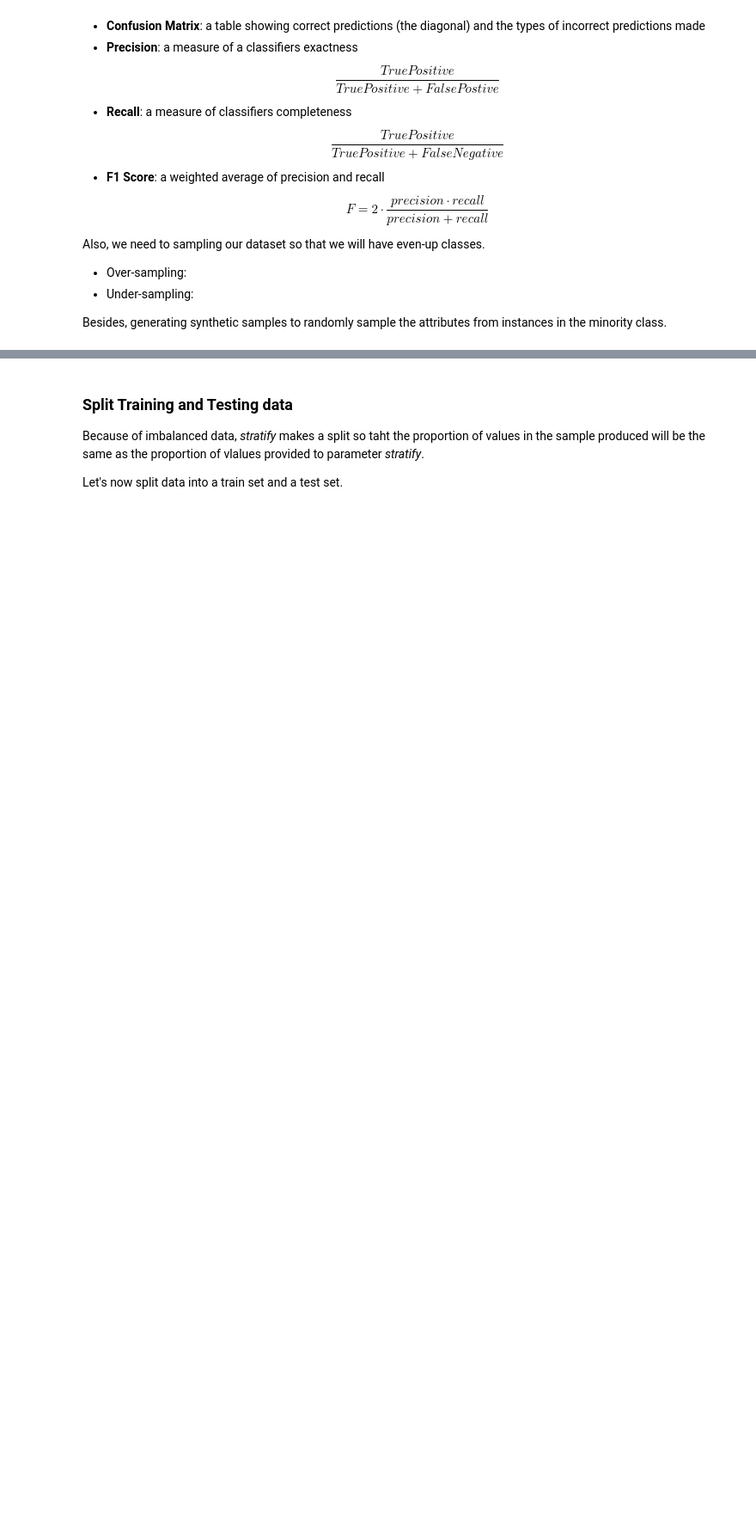
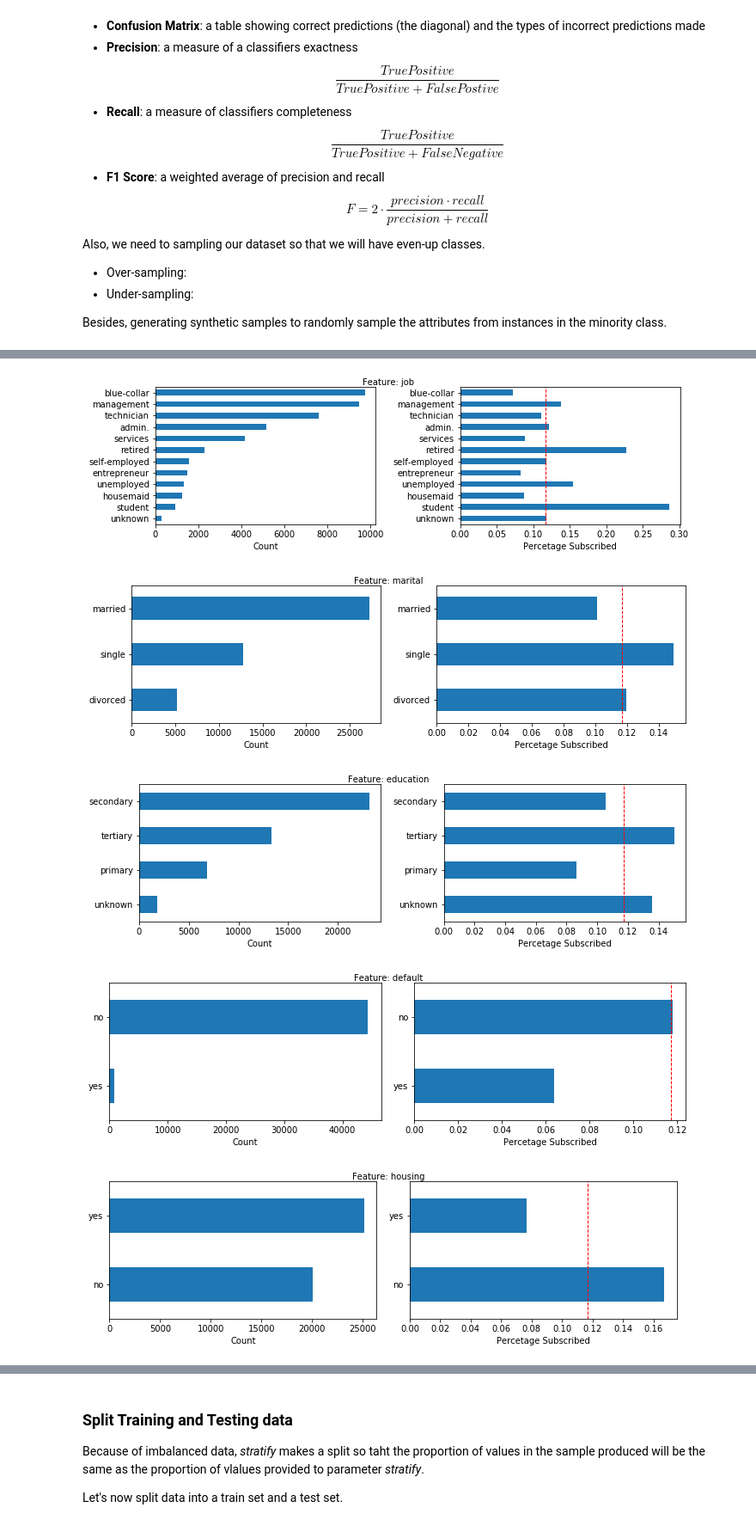
Before and after one commit to lingblahblah/Big-Data-in-Finance, a Jupyter notebook: Data Analysis.ipynb, the cells around one changed output, grey strips where cells are left out. Shown: that part at 86% size. Saved outputs shown, nothing was run; the diff lists cells and outputs as text; code cells hidden in the pictures; blank space fills up the shorter version.

```diff
--- a/Data Analysis.ipynb
+++ b/Data Analysis.ipynb
@@ -8,5 +17,5 @@ from sklearn.model_selection import train_test_split
 # %%
-df = pd.read_excel('bank/bank-data.xlsx', '1')
+data = pd.read_excel('bank/bank-data.xlsx', '1')
 # %% [markdown]
 ### Quick Look at Data
 
@@ -33,0 +50,3 @@ Name: y, dtype: int64
+# %%
+preview = pd.DataFrame(data, columns=data.columns[:-1])
+preview.head()
@@ -33,0 +110,20 @@ Name: y, dtype: int64
+# %%
+def visualize_categorical(ax1, ax2, df, col, target):
+    count = df[col].value_counts().sort_values(ascending=False)
+    count.plot(kind='barh',ax=ax1)
+    ax1.invert_yaxis()
+    ax1.set_xlabel('Count')
+
+    means = df.groupby(col)[target].mean()
+    means[count.index].plot(kind='barh', ax=ax2)
+    ax2.invert_yaxis()
+    ax2.axvline(x=0.1169848, linewidth=1, color='red', linestyle='--')
+    ax2.set_xlabel('Percetage Subscribed')
+
+# df['y'].sum()/len(df['y'])
+
+# Convert dependent variable into binary indicator
+#data.loc[data.y == 'no', 'y'] = 0
+#data.loc[data.y == 'yes', 'y'] = 1
+
+#data[['y']] = data[['y']].astype(int)
@@ -33,0 +157,21 @@ Name: y, dtype: int64
+# %%
+target = 'y'
+train = ['age','balance','day','duration','campaign',
+         'pday','previous','job','marital','education',
+         'default','housing','loan','contact','month','poutcome']
+
+for col in categorical:
+    fig, axes = plt.subplots(1, 2, figsize=(10,3))
+    ax11 = plt.subplot(1,2,1)
+    ax12 = plt.subplot(1,2,2)
+    fig.suptitle('Feature: %s'%col, fontsize=10)
+    visualize_categorical(ax11,ax12,data,col,target)
+    plt.tight_layout()
+
+plt.show()
+# %% [output]
+[figure, added]
+[figure, added]
+[figure, added]
+[figure, added]
+[figure, added]
```
Also changed, not shown: parts of 26 cells of this notebook, 7 other files.
